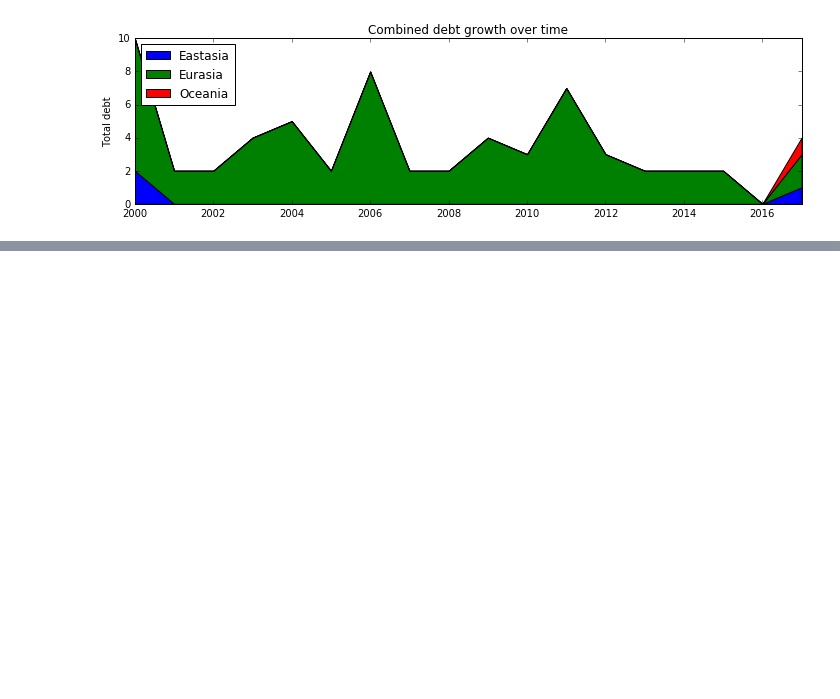
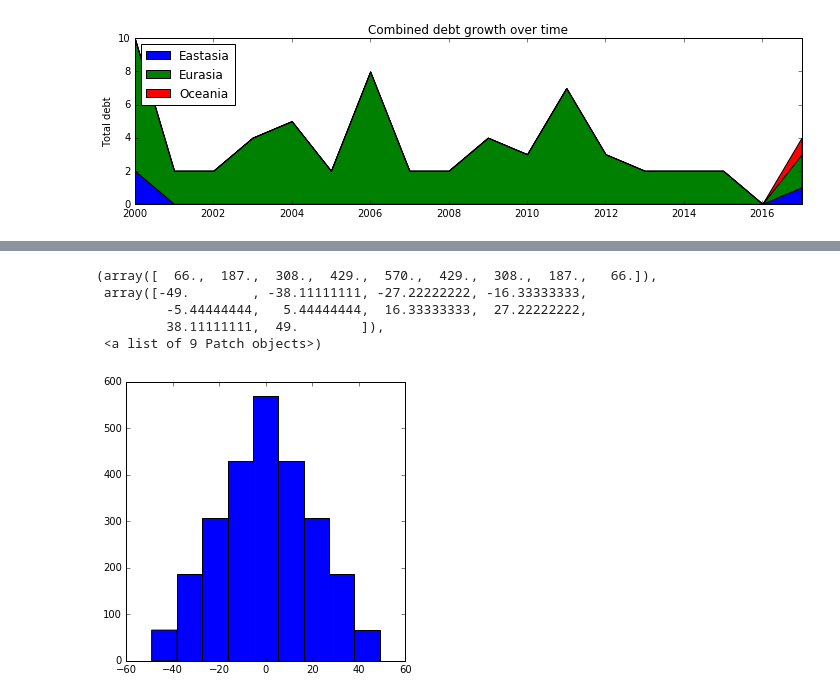
Before and after one commit to vigneshhari/Machine-Learning-Practice, a Jupyter notebook: Matplotlib Learn.ipynb, the cells around one changed output, grey strips where cells are left out. Drawn from its saved outputs; the diff is of its cells as text; code cells hidden in the pictures; blank space fills up the shorter version.

```diff
--- a/Matplotlib Learn.ipynb
+++ b/Matplotlib Learn.ipynb
@@ -27,0 +47,26 @@ fig.tight_layout()
+# %%
+'''
+A sample Script to denote the use of bins in histogram to show distribution of data
+bins are used to distribute the data in equal ranges and show the count as a funtion of each ranges.
+This program generates a falling distribution (Non Binomal)
+'''
+
+
+maxv= 50
+l = []
+for x in range(51):
+    for i in range(maxv):
+        l += [x]
+        l += [-1 * x]
+    maxv -= 1
+
+data = np.array(l)
+fig,ax = plt.subplots(figsize=(5,5))
+ax.hist(data,bins = 9)
+# %% [output]
+(array([  66.,  187.,  308.,  429.,  570.,  429.,  308.,  187.,   66.]),
+ array([-49.        , -38.11111111, -27.22222222, -16.33333333,
+         -5.44444444,   5.44444444,  16.33333333,  27.22222222,
+         38.11111111,  49.        ]),
+ <a list of 9 Patch objects>)
+[figure, added]
```
Also changed, not shown: parts of 1 cell of this notebook.
